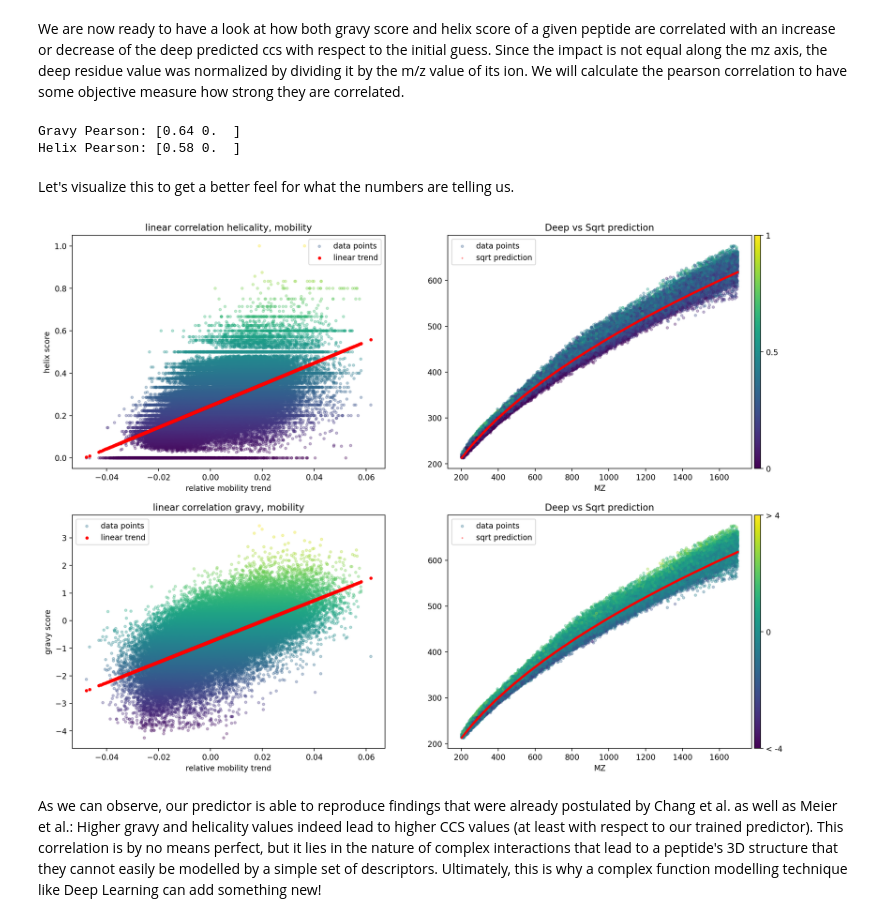
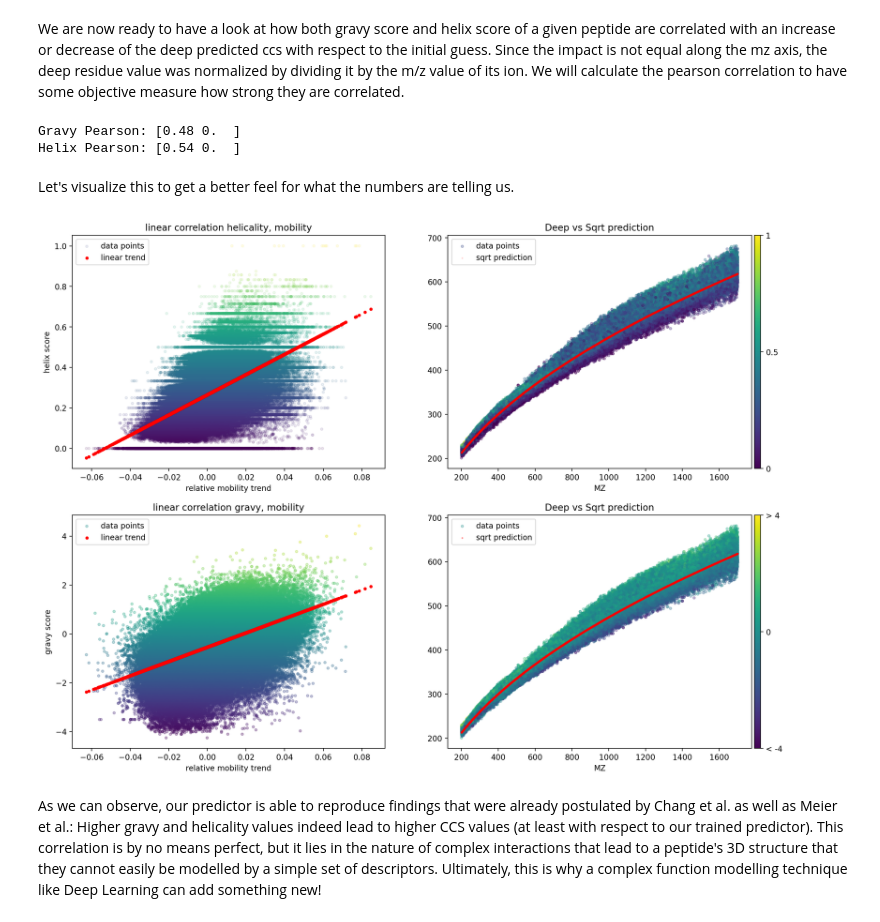
Before and after one commit to theGreatHerrLebert/ionmob, a Jupyter notebook: notebook/MobilityDrivingFactors.ipynb, the cells around one changed output. Saved outputs shown, nothing was run; the diff lists cells and outputs as text; code cells hidden in the pictures.

```diff
--- a/notebook/MobilityDrivingFactors.ipynb
+++ b/notebook/MobilityDrivingFactors.ipynb
@@ -44,3 +36,13 @@ data.head()
+# %%
+path = '../../data/unimod/'
+
+data = []
+
+for ds in os.listdir(path):
+    d = pd.read_parquet(f'{path}/{ds}')
+    data.append(d)
+
+data = pd.concat(data)
 # %%
 gruModel = tf.keras.models.load_model('../../ionmob/pretrained-models/GRUPredictor/')
 sqrtModel = tf.keras.models.load_model('../../ionmob/pretrained-models/SqrtModel/')
@@ -50,7 +52,7 @@ tensorflow_ds_sqrt = sqrt_model_dataset(data.mz, data.charge, None).batch(1024)
 
 ccs_predicted_sqrt = sqrtModel.predict(tensorflow_ds_sqrt)
 tensorflow_ds_deep = to_tf_dataset_inference(data.mz, data.charge,
-                                             [list(x) for x in data.sequence],
+                                             [list(x) for x in data['sequence-tokenized']],
                                              tokenizer,
                                     batch=False).batch(1024).prefetch(2)
 
@@ -68,8 +70,8 @@ data['ccs_predicted_deep'] = sqrt
 data['deep_normalized'] = data.ccs_predicted_deep / data.mz
 
 # calculate gravy and helix scores for each sequence
-gravy = [get_gravy_score(s, normalize=False) for s in data.sequence]
-helix = [get_helix_score(s) for s in data.sequence]
+gravy = [get_gravy_score(s, normalize=False) for s in data['sequence-tokenized']]
+helix = [get_helix_score(s) for s in data['sequence-tokenized']]
 
 # append calculated values to dataframe
 data['gravy'] = gravy
@@ -96,8 +98,8 @@ y_line_helix = [line(x, reg_helix.coef_, reg_helix.intercept_) for x in charge_2
 print('Gravy Pearson:', np.round(pearsonr(x, y_gravy), 2))
 print('Helix Pearson:', np.round(pearsonr(x, y_helix), 2))
 # %% [output]
-Gravy Pearson: [0.64 0.  ]
-Helix Pearson: [0.58 0.  ]
+Gravy Pearson: [0.48 0.  ]
+Helix Pearson: [0.54 0.  ]
 # %% [markdown]
 Let's visualize this to get a better feel for what the numbers are telling us.
 # %%
@@ -113,40 +115,40 @@ ax1.set_xlabel('relative mobility trend')
 ax2.set_xlabel('MZ')
 ax2.set_title('Deep vs Sqrt prediction')
 
-im1 = ax1.scatter(charge_2.deep_normalized, charge_2.helix, c=charge_2.helix, alpha=.3, s=10, label='data points')
+im1 = ax1.scatter(charge_2.deep_normalized, charge_2.helix, c=charge_2.helix, alpha=.1, s=10, label='data points')
 im1 = ax1.scatter(charge_2.deep_normalized, y_line_helix, s=10, c='red', label='linear trend')
 
 im2 = ax2.scatter(charge_2.mz, charge_2.ccs_predicted_gru, s=10, c=charge_2.helix - np.mean(data.gravy), alpha=.3, label='data points')
-im2 = ax2.scatter(charge_2.mz, charge_2.ccs_predicted_sqrt, s=2, c='red', alpha=.3, label='sqrt prediction')
+im2 = ax2.scatter(charge_2.mz, charge_2.ccs_predicted_sqrt, s=2, c='red', alpha=.1, label='sqrt prediction')
 ax1.legend()
 ax2.legend()
 
 divider = make_axes_locatable(ax2)
 cax = divider.append_axes('right', size='2%', pad=0.05)
 cbar = fig.colorbar(im1, cax=cax, orientation='vertical', ticks=[0, 0.5, 1])
 cbar.ax.set_yticklabels(['0', '0.5', '1'])
 
 ax3.set_title('linear correlation gravy, mobility')
 ax3.set_ylabel('gravy score')
 ax3.set_xlabel('relative mobility trend')
 ax4.set_xlabel('MZ')
 ax4.set_title('Deep vs Sqrt prediction')
 
 im3 = ax3.scatter(charge_2.deep_normalized, charge_2.gravy, c=charge_2.gravy, alpha=.3, s=10, label='data points')
 im3 = ax3.scatter(charge_2.deep_normalized, y_line_gravy, s=10, c='red', label='linear trend')
 
 im4 = ax4.scatter(charge_2.mz, charge_2.ccs_predicted_gru, s=10, c=charge_2.gravy, alpha=.3, label='data points')
 im4 = ax4.scatter(charge_2.mz, charge_2.ccs_predicted_sqrt, s=2, c='red', alpha=.3, label='sqrt prediction')
 ax3.legend()
 ax4.legend()
 
 divider = make_axes_locatable(ax4)
 cax = divider.append_axes('right', size='2%', pad=0.05)
 cbar = fig.colorbar(im3, cax=cax, orientation='vertical', ticks=[0, 0.5, 1])
 cbar.ax.set_yticklabels(['< -4', '0', '> 4'])
 
 plt.show()
 # %% [output]
-[figure, old version]
+[figure, new version]
 # %% [markdown]
 As we can observe, our predictor is able to reproduce findings that were already postulated by Chang et al. as well as Meier et al.: Higher gravy and helicality values indeed lead to higher CCS values (at least with respect to our trained predictor). This correlation is by no means perfect, but it lies in the nature of complex interactions that lead to a peptide's 3D structure that they cannot easily be modelled by a simple set of descriptors. Ultimately, this is why a complex function modelling technique like Deep Learning can add something new!
```
Also changed, not shown: parts of 3 cells of this notebook, 7 other files.
